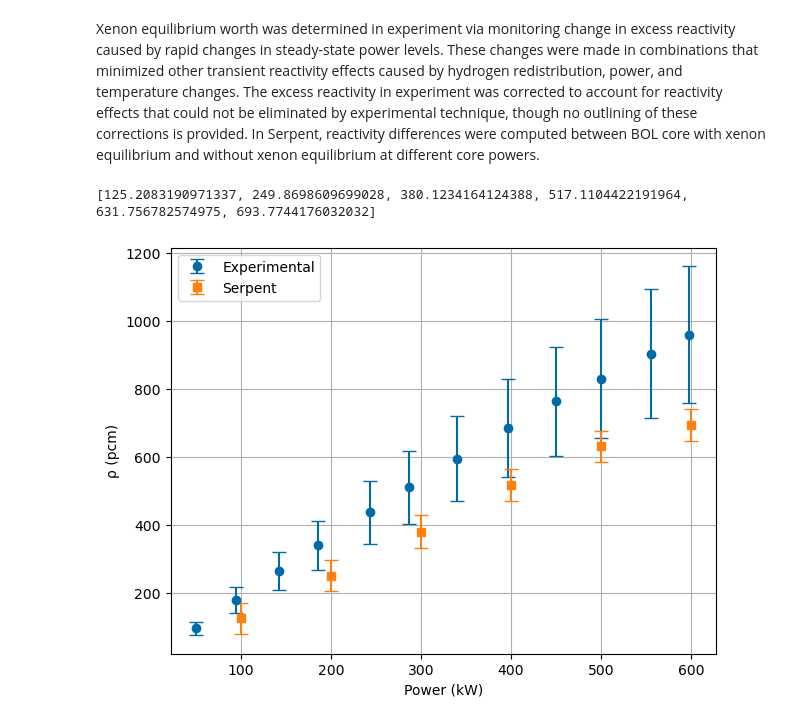
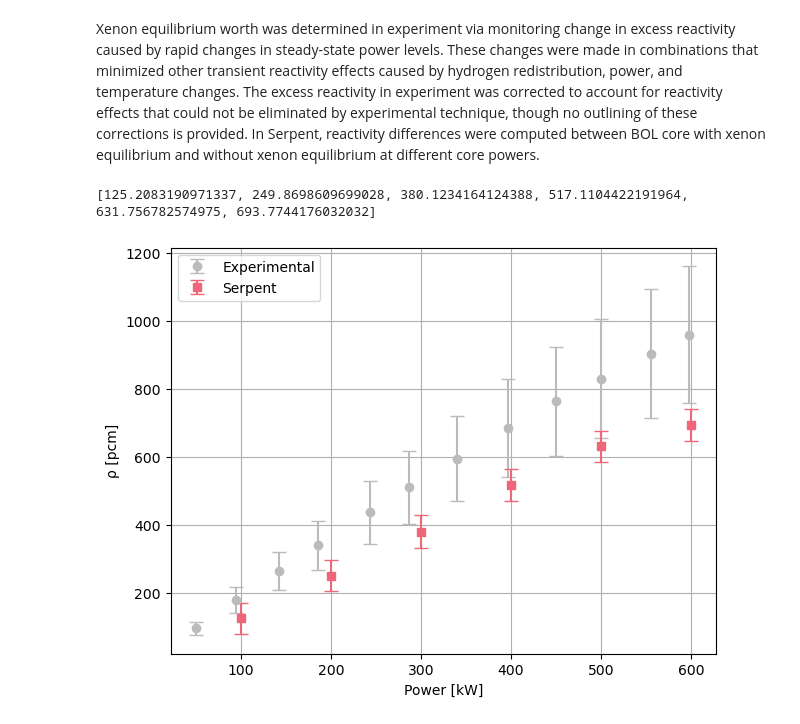
Before and after one commit to CORE-GATECH-GROUP/SNAP-REACTORS, a Jupyter notebook: snapReactors/reactor_models/Wet_Experiment_Models/analysis.ipynb, the cells around one changed output. Cells and saved outputs as stored; diff of their text form; code cells hidden in the pictures.

```diff
--- a/snapReactors/reactor_models/Wet_Experiment_Models/analysis.ipynb
+++ b/snapReactors/reactor_models/Wet_Experiment_Models/analysis.ipynb
@@ -1910,12 +3057,21 @@ exp_unc = 3*exp_data['unc'].values
 temp_list = [639, 721, 816, 901, 977]
 griff_temp_list = [639, 721, 816, 901, 977]
 plt.figure(figsize=(10, 6))
-colors = plt.rcParams['axes.prop_cycle'].by_key()['color']
+colors = [
+    '#4477AA',  # Blue
+    '#EE6677',  # Red
+    '#228833',  # Green
+    '#CCBB44',  # Yellow
+    '#66CCEE',  # Cyan
+    '#AA3377',  # Purple
+    '#BBBBBB',  # Gray
+]
 # # Serpent data - use the same color (second color in cycle)
-experiment_color = colors[0]
+experiment_color = colors[-1]
 serpent_color = colors[1]
 griffin_Tfuel_color = colors[2]
 griffin_color = colors[3]
+openmc_color = colors[4]
 # plt.title("Power Coefficient (Method B)")
 plt.xlabel('Fuel Temperature [K]')
 plt.ylabel('Power Coefficient [(pcm)/K]')
@@ -2030,12 +3186,21 @@ exp_unc = 3*exp_data['unc'].values
 temp_list = [639, 721, 816, 901, 977]
 griff_temp_list = [639, 721, 816, 901, 977]
 plt.figure(figsize=(10, 6))
-colors = plt.rcParams['axes.prop_cycle'].by_key()['color']
+colors = [
+    '#4477AA',  # Blue
+    '#EE6677',  # Red
+    '#228833',  # Green
+    '#CCBB44',  # Yellow
+    '#66CCEE',  # Cyan
+    '#AA3377',  # Purple
+    '#BBBBBB',  # Gray
+]
 # # Serpent data - use the same color (second color in cycle)
-experiment_color = colors[0]
+experiment_color = colors[-1]
 serpent_color = colors[1]
 griffin_Tfuel_color = colors[2]
 griffin_color = colors[3]
+openmc_color = colors[4]
 # plt.title("Power Coefficient (Method B)")
 plt.xlabel('Fuel Temperature [K]')
 plt.ylabel('Power Coefficient [(pcm)/K]')
@@ -2192,35 +3357,44 @@ for power in power_levels:
     nox_res = st.read(no_xenon_file)
     k_nox = nox_res['anaKeff'][0]
     k_nox_unc = nox_res['anaKeff'][1]
     rho_nox = (k_nox - 1) / k_nox
     rho_nox_unc = np.abs((1 / k_nox**2)) * k_nox_unc
 
     # Calculate worth and uncertainty in pcm
     worth_pcm = (rho_nox - rho_xenon) * 1e5
     worth_unc_pcm = 3* np.sqrt(rho_xenon_unc**2 + rho_nox_unc**2) * 1e5
 
     reactivity_diffs.append(worth_pcm)
     reactivity_uncs.append(worth_unc_pcm)
 
 # X-values for simulation plot
 x_sim = [int(p.strip('kw')) for p in power_levels[:len(reactivity_diffs)]]
-colors = plt.rcParams['axes.prop_cycle'].by_key()['color']
+colors = [
+    '#4477AA',  # Blue
+    '#EE6677',  # Red
+    '#228833',  # Green
+    '#CCBB44',  # Yellow
+    '#66CCEE',  # Cyan
+    '#AA3377',  # Purple
+    '#BBBBBB',  # Gray
+]
 # # Serpent data - use the same color (second color in cycle)
-experiment_color = colors[0]
+experiment_color = colors[-1]
 serpent_color = colors[1]
 griffin_Tfuel_color = colors[2]
 griffin_color = colors[3]
+openmc_color = colors[4]
 # --- Plotting ---
 plt.errorbar(x_csv, y_csv, yerr=unc_csv, fmt='o', label='Experimental', capsize=5, color=experiment_color)
 plt.errorbar(x_sim, reactivity_diffs, yerr=reactivity_uncs, fmt='s', label='Serpent', capsize=5, color=serpent_color)
 
-plt.xlabel('Power (kW)')
-plt.ylabel('ρ (pcm)')
+plt.xlabel('Power [kW]')
+plt.ylabel('ρ [pcm]')
 # plt.title('Xenon Worth vs. Power')
 plt.grid(True)
 plt.legend()
 plt.tight_layout()
 print(reactivity_diffs)
 # %% [output]
 [125.2083190971337, 249.8698609699028, 380.1234164124388, 517.1104422191964, 631.756782574975, 693.7744176032032]
-[figure, old version]
+[figure, new version]
```
Also changed, not shown: parts of 19 cells of this notebook, 26 other files.
